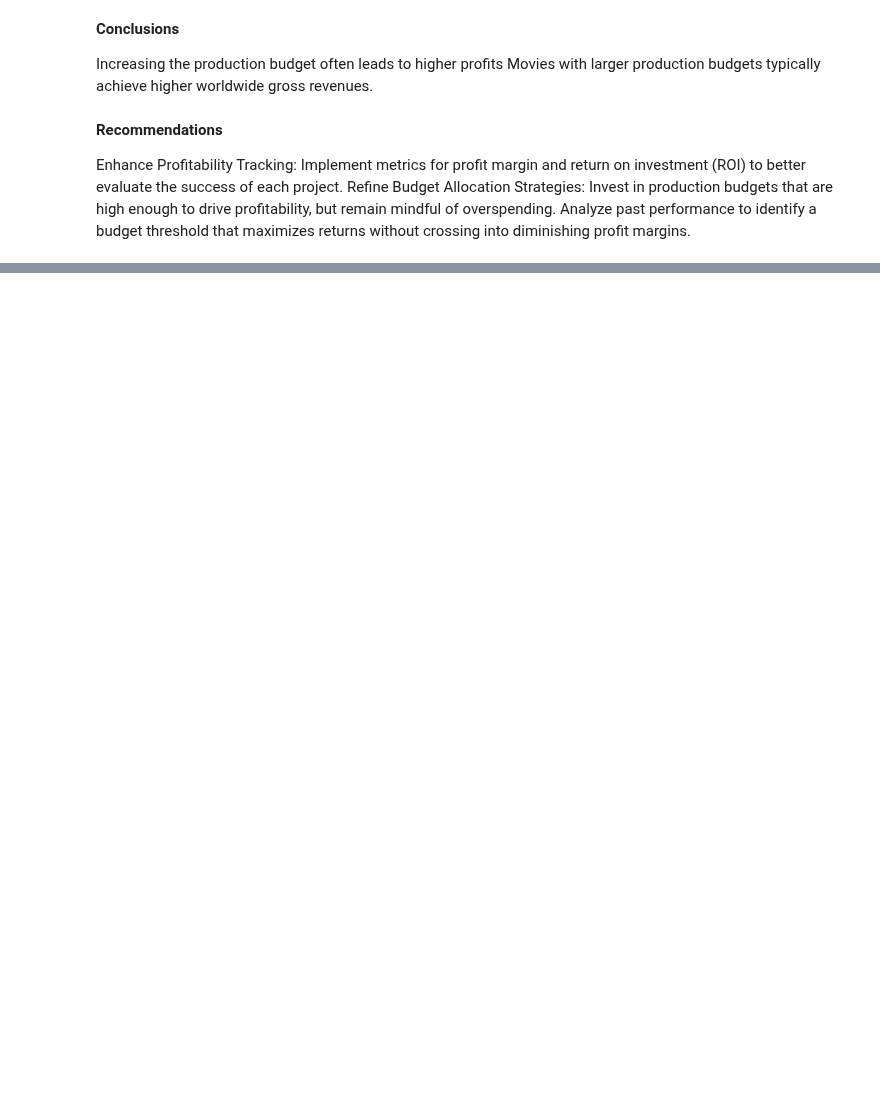
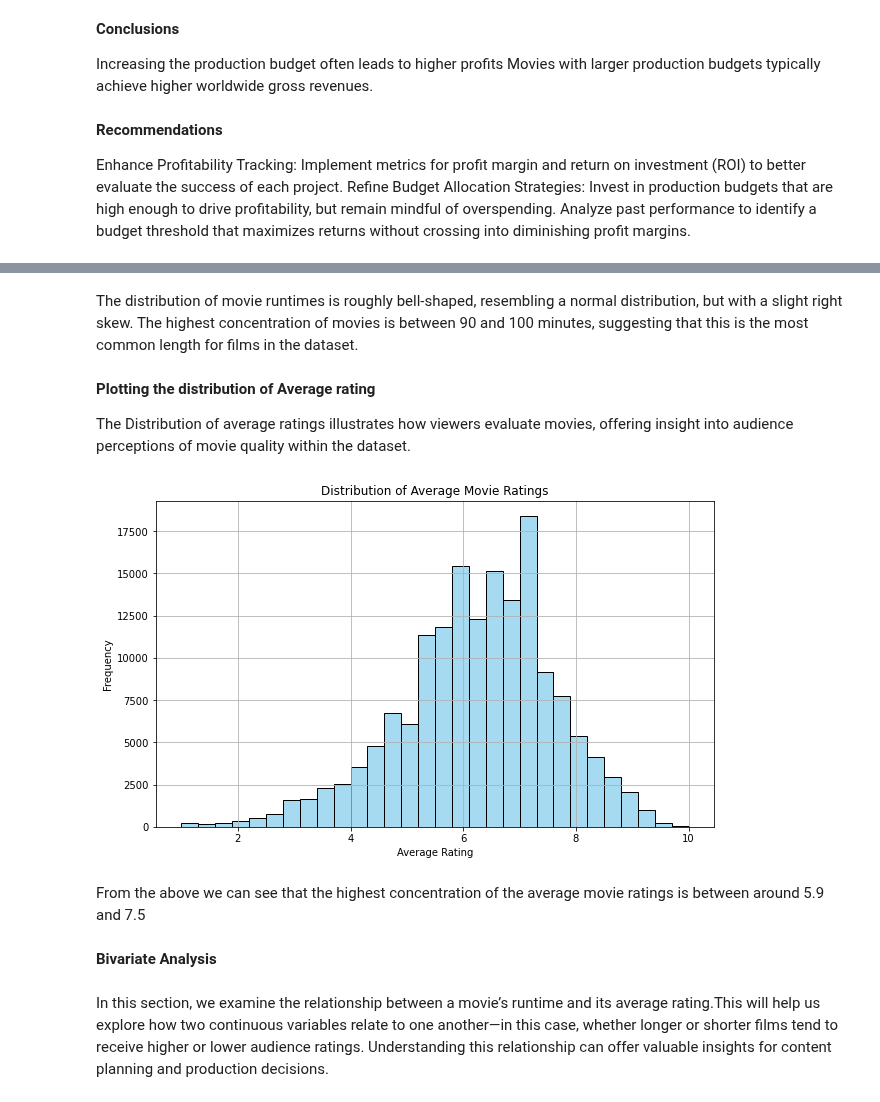
Before and after one commit to Julie97-wb/group6, a Jupyter notebook: main.ipynb, the cells around one changed output, grey strips where cells are left out. Cells and saved outputs as stored; diff of their text form; code cells hidden in the pictures; blank space fills up the shorter version.

```diff
--- a/main.ipynb
+++ b/main.ipynb
@@ -472,0 +536,27 @@ Refine Budget Allocation Strategies: Invest in production budgets that are high
+# %% [markdown]
+The distribution of movie runtimes is roughly bell-shaped, resembling a normal distribution, but with a slight right skew.
+The highest concentration of movies is between 90 and 100 minutes, suggesting that this is the most common length for films in the dataset.
+# %% [markdown]
+**Plotting the distribution of Average rating**
+
+
+The Distribution of average ratings illustrates how viewers evaluate movies, offering insight into audience perceptions of movie quality within the dataset.
+# %%
+import matplotlib.pyplot as plt
+import seaborn as sns
+
+plt.figure(figsize=(10, 6))
+sns.histplot(imdb_df['averagerating'], bins=30, color='skyblue', edgecolor='black')
+plt.title('Distribution of Average Movie Ratings')
+plt.xlabel('Average Rating')
+plt.ylabel('Frequency')
+plt.grid(True)
+plt.show()
+# %% [output]
+[figure, added]
+# %% [markdown]
+From the above we can see that the highest concentration of the average movie  ratings is between around 5.9 and 7.5
+# %% [markdown]
+**Bivariate Analysis**
+# %% [markdown]
+In this section, we examine the relationship between a movie’s runtime and its average rating.This will help us explore how two continuous variables relate to one another—in this case, whether longer or shorter films tend to receive higher or lower audience ratings. Understanding this relationship can offer valuable insights for content planning and production decisions.
```
Also changed, not shown: parts of 26 cells of this notebook.
